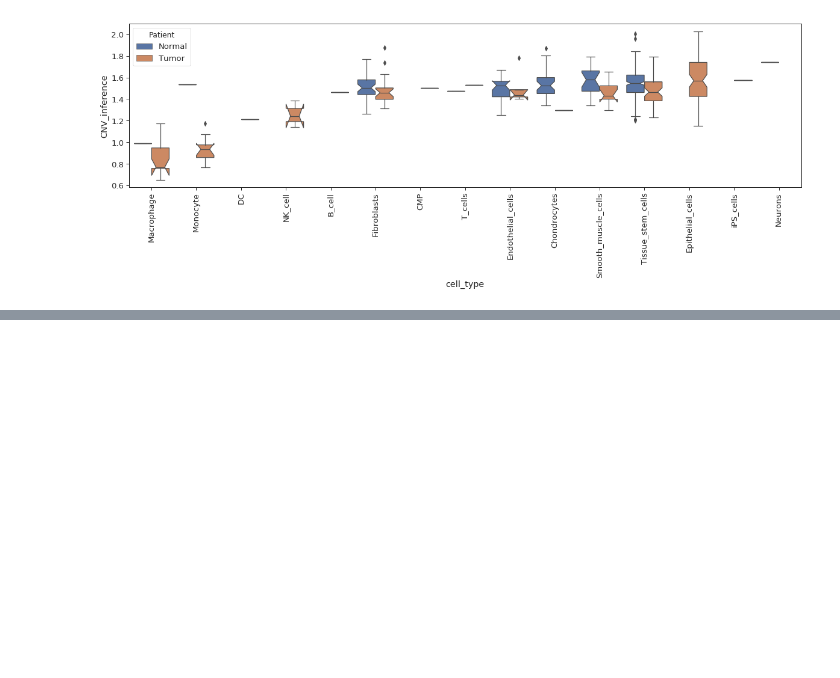
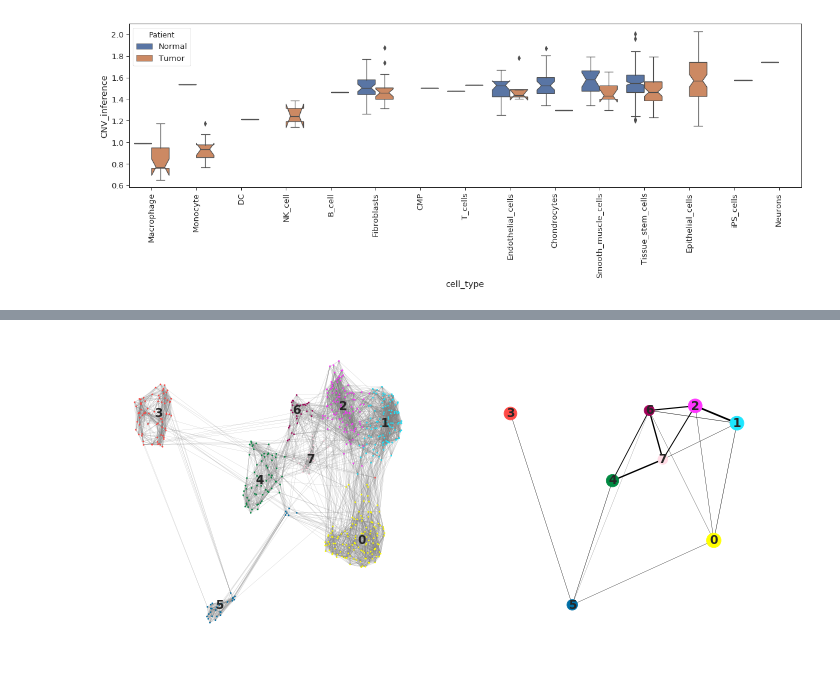
Before and after one commit to NCBI-Codeathons/Understand-cancer-evolution-through-single-cell-expression-dynamics, a Jupyter notebook: tools/palantir/scripts/palantir.ipynb, the cells around one changed output, grey strips where cells are left out. Cells and saved outputs as stored; diff of their text form; code cells hidden in the pictures; blank space fills up the shorter version.

```diff
--- a/tools/palantir/scripts/palantir.ipynb
+++ b/tools/palantir/scripts/palantir.ipynb
@@ -702,0 +753,6 @@ plt.setp(ax.get_xticklabels(), rotation=90)
+# %%
+sc.pl.paga_compare(
+    adata, threshold=0.03, title='', right_margin=0.2, size=10, edge_width_scale=0.5,
+    legend_fontsize=12, fontsize=12, frameon=False, edges=True, save=False)
+# %% [output]
+[figure, added]
```
Also changed, not shown: parts of 15 cells of this notebook, 2 other files.
